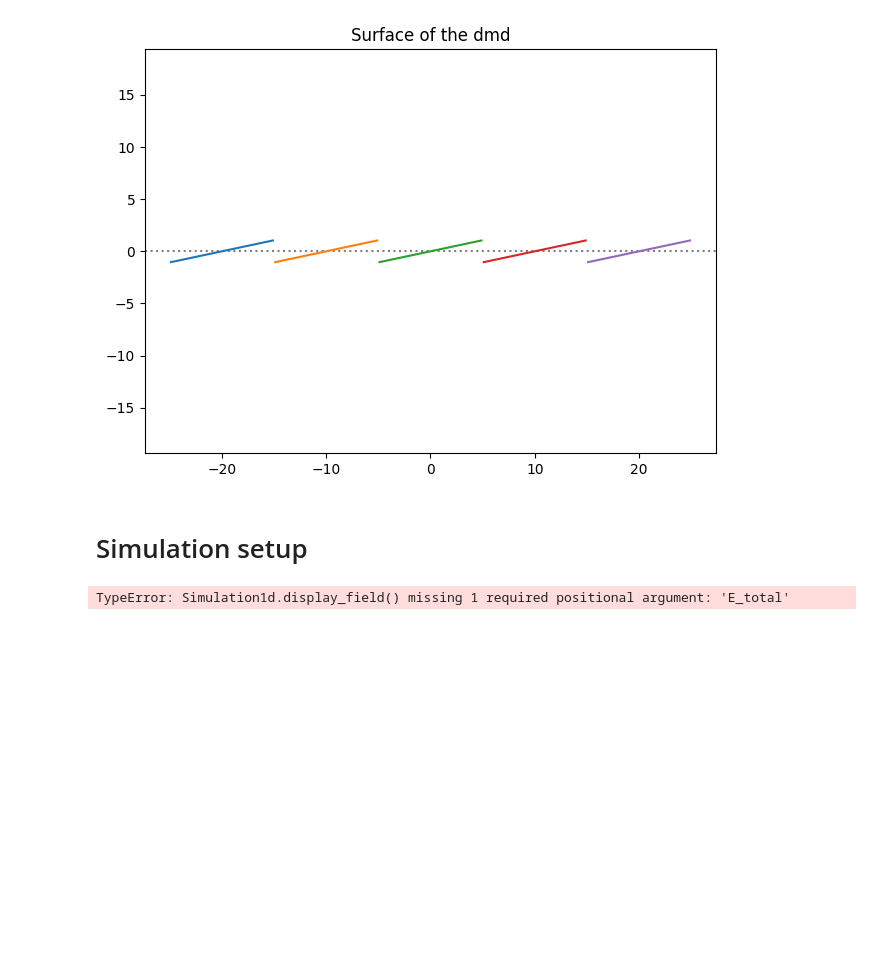
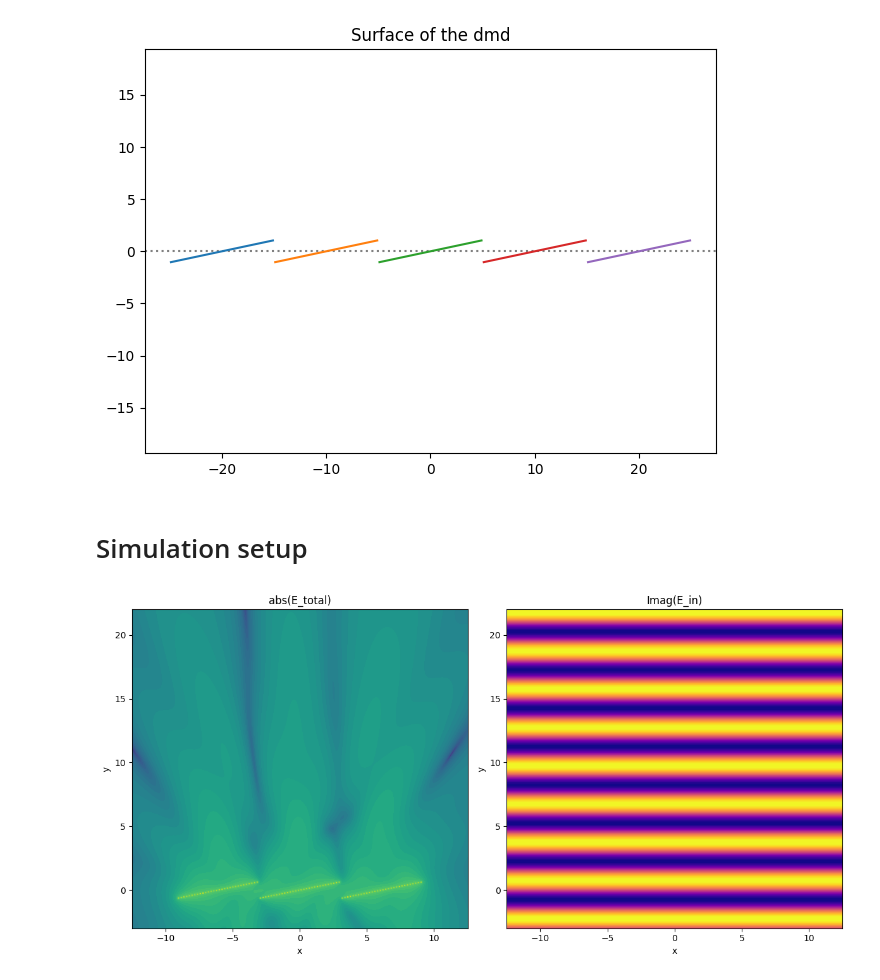
Before and after one commit to simon-fredrich/dmd_simulator, a Jupyter notebook: src/simulation_1d.ipynb, the cells around one changed output. Cells and saved outputs as stored; diff of their text form; code cells hidden in the pictures; blank space fills up the shorter version.

```diff
--- a/src/simulation_1d.ipynb
+++ b/src/simulation_1d.ipynb
@@ -29,9 +29,29 @@ sim = Simulation1d(dmd=dmd,
                  wavelength=3,
                  field_dimensions=(25, 25),
                  res=50,
-                 source_type="plane")
-
-sim.display_field()
-plt.show()
+                 source_type="spherical")
-# %% [output]
-TypeError: Simulation1d.display_field() missing 1 required positional argument: 'E_total'
+# %%
+def plot_reflected_and_incident_field(sim: Simulation1d):
+    # Plotting
+    plt.figure(figsize=(12, 6))
+
+    # Plot the real part of the total reflected field
+    plt.subplot(1, 2, 1)
+    plt.contourf(sim.X, sim.Y, np.log(np.abs(sim.get_E_total())), levels=50, cmap='viridis')
+    plt.title('abs(E_total)')
+    plt.xlabel('x')
+    plt.ylabel('y')
+
+    # Plot the imaginary part of the total reflected field
+    plt.subplot(1, 2, 2)
+    plt.contourf(sim.X, sim.Y, np.imag((sim.E_incident)), levels=50, cmap='plasma')
+    plt.title('Imag(E_in)')
+    plt.xlabel('x')
+    plt.ylabel('y')
+
+    plt.tight_layout()
+    plt.show()
+
+plot_reflected_and_incident_field(sim)
+# %% [output]
+[figure, added]
```
Also changed, not shown: parts of 14 cells of this notebook, 9 other files.
